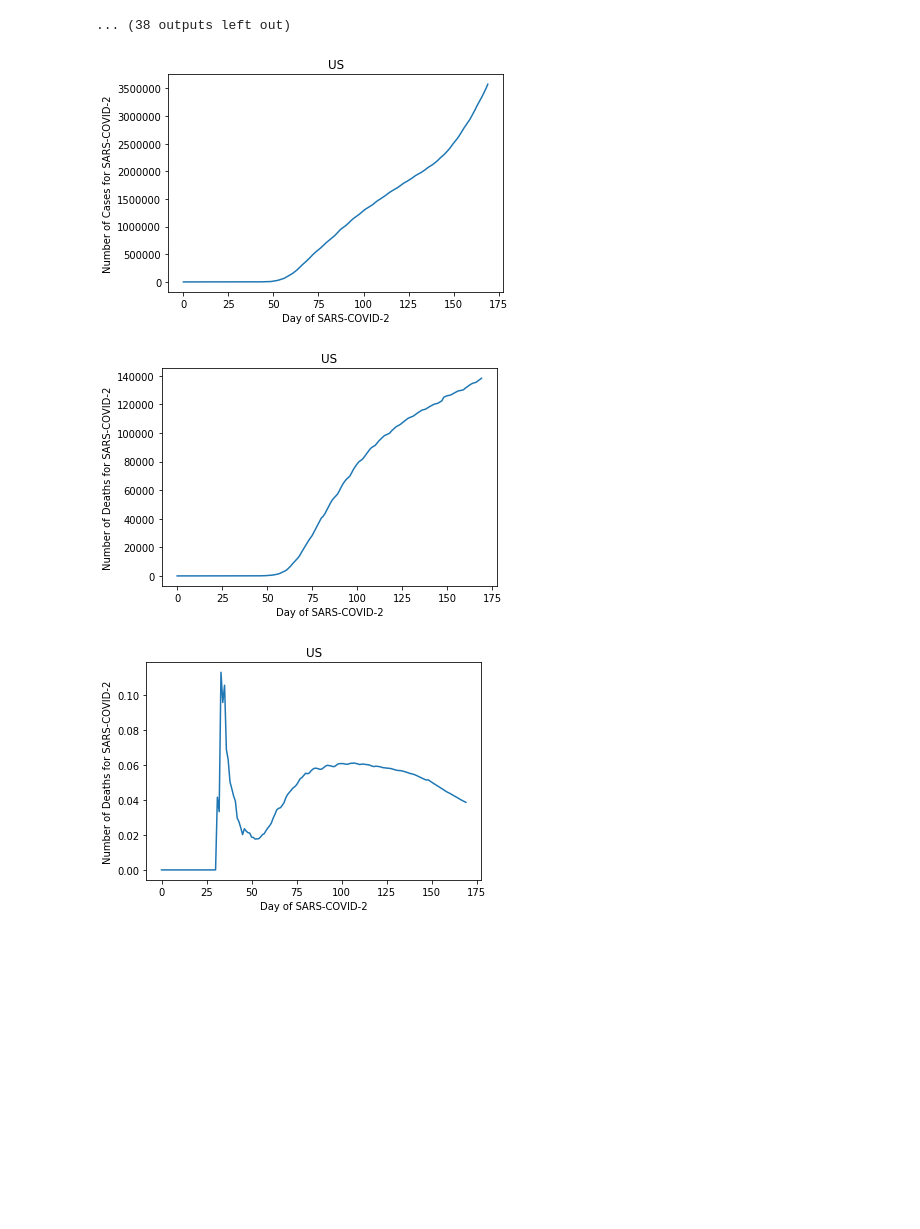
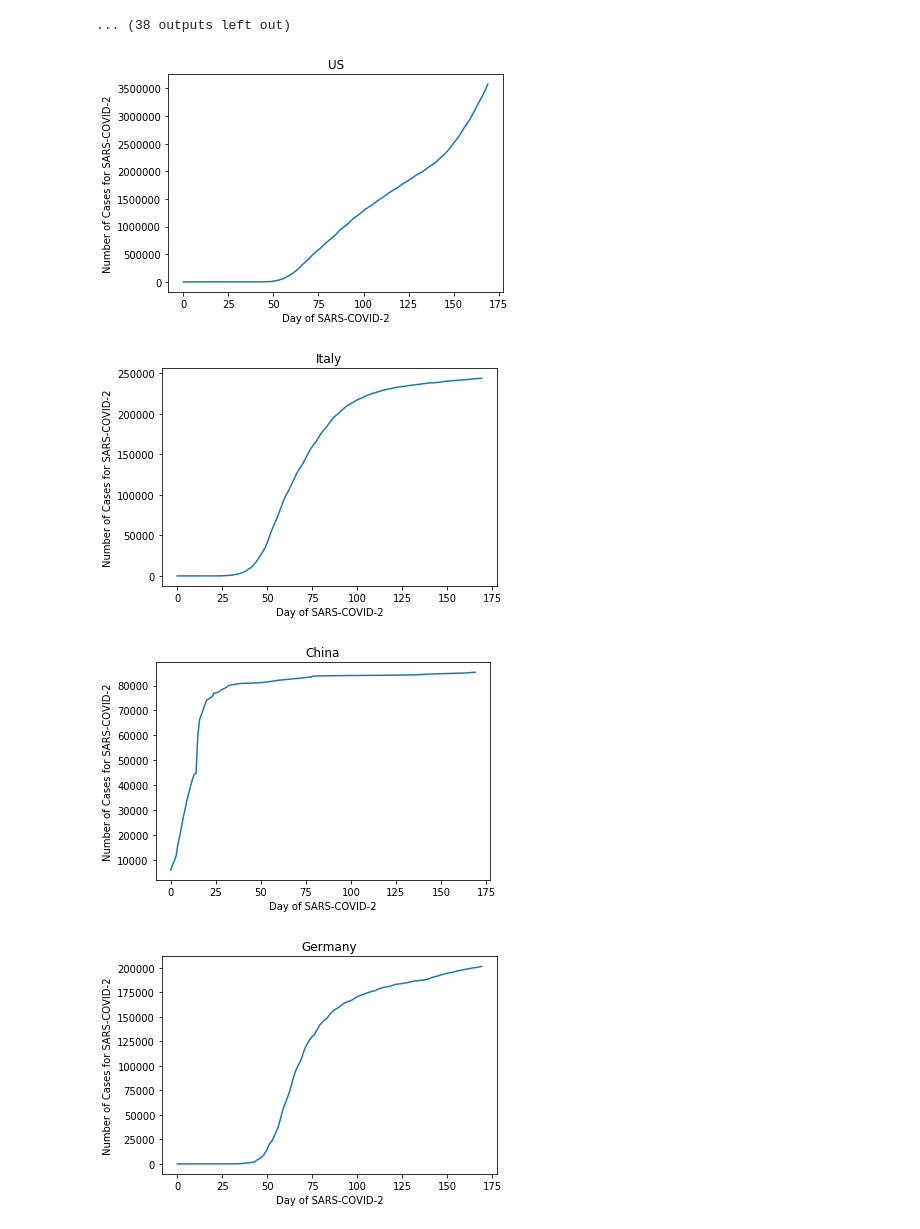
Before and after one commit to kleiaLaRoe/projects, a Jupyter notebook: python/patternRecognition/COVID19/COVID19Data.ipynb, the cells around one changed output. Cells and saved outputs as stored; diff of their text form; code cells hidden in the pictures; blank space fills up the shorter version.

```diff
--- a/python/patternRecognition/COVID19/COVID19Data.ipynb
+++ b/python/patternRecognition/COVID19/COVID19Data.ipynb
@@ -322,15 +324,15 @@ plotRateOfDeathsByState()
 [figure]
 [figure]
 ... (38 outputs left out)
-# %%
-plotNumberOfCasesByCountry('US')
-# %% [output]
-[figure, removed]
-# %%
-plotNumberOfDeathsByCountry('US')
-# %% [output]
-[figure, removed]
-# %%
-plotMortalityByCountry('US')
-# %% [output]
-[figure, removed]
+# %%
+plotNumberOfCasesByCountry('US')
+plotNumberOfCasesByCountry('Italy')
+plotNumberOfCasesByCountry('China')
+plotNumberOfCasesByCountry('Germany')
+plotNumberOfCasesByCountry('Japan')
+plotNumberOfCasesByCountry('Korea, South')
+# %% [output]
+[figure, added]
+[figure, added]
+[figure, added]
+[figure, added]
```
Also changed, not shown: parts of 5 cells of this notebook.
